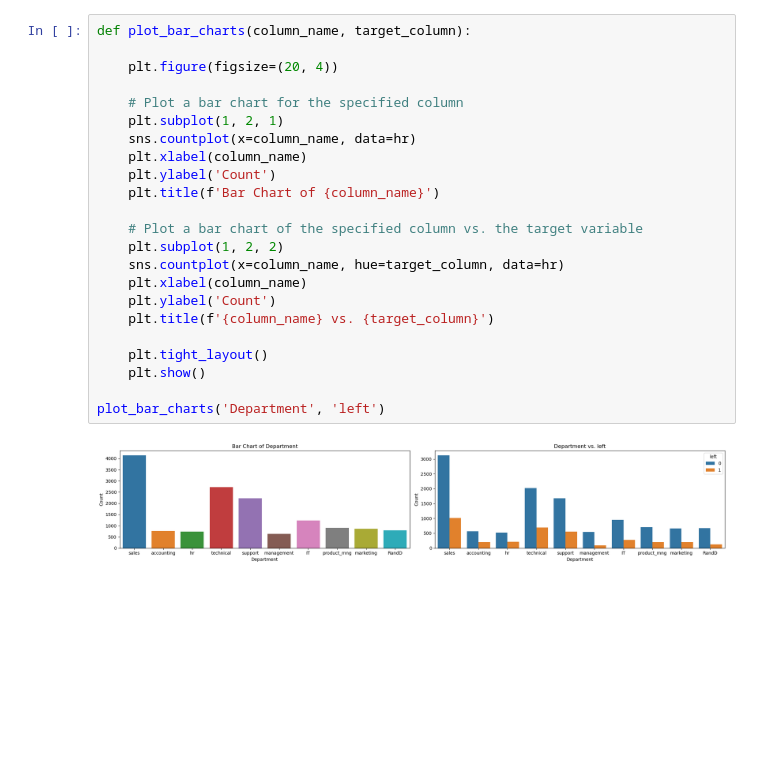
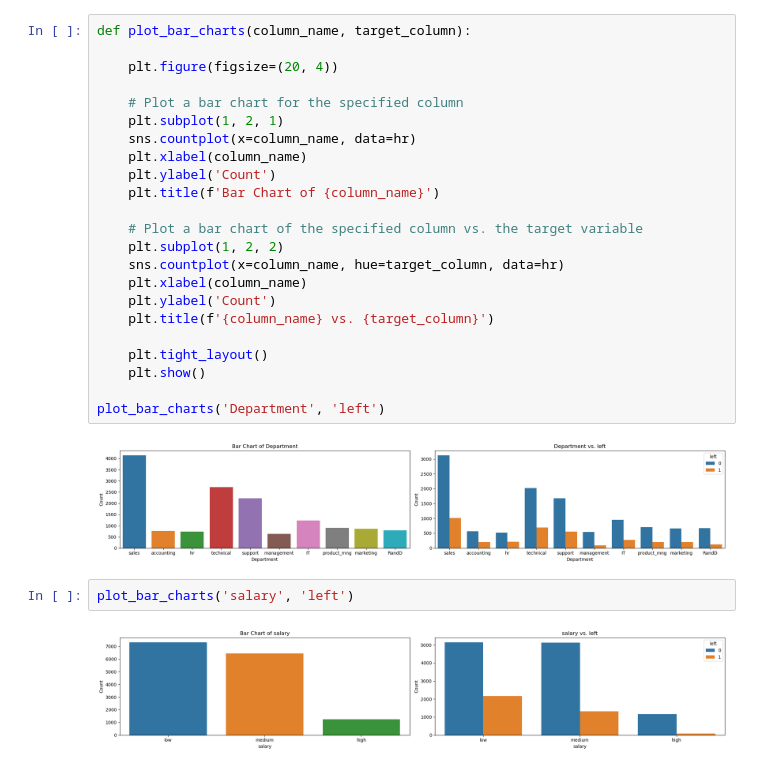
Before and after one commit to Emilly-Njue/HR-ANALYTICS, a Jupyter notebook: hr_analytics.ipynb, the cells around one changed output. Drawn from its saved outputs; the diff is of its cells as text; blank space fills up the shorter version.

Commit message:
Salary

```diff
--- a/hr_analytics.ipynb
+++ b/hr_analytics.ipynb
@@ -146,3 +146,7 @@ def plot_bar_charts(column_name, target_column):
 plot_bar_charts('Department', 'left')
 # %% [output]
 [figure]
+# %%
+plot_bar_charts('salary', 'left')
+# %% [output]
+[figure, added]
```
